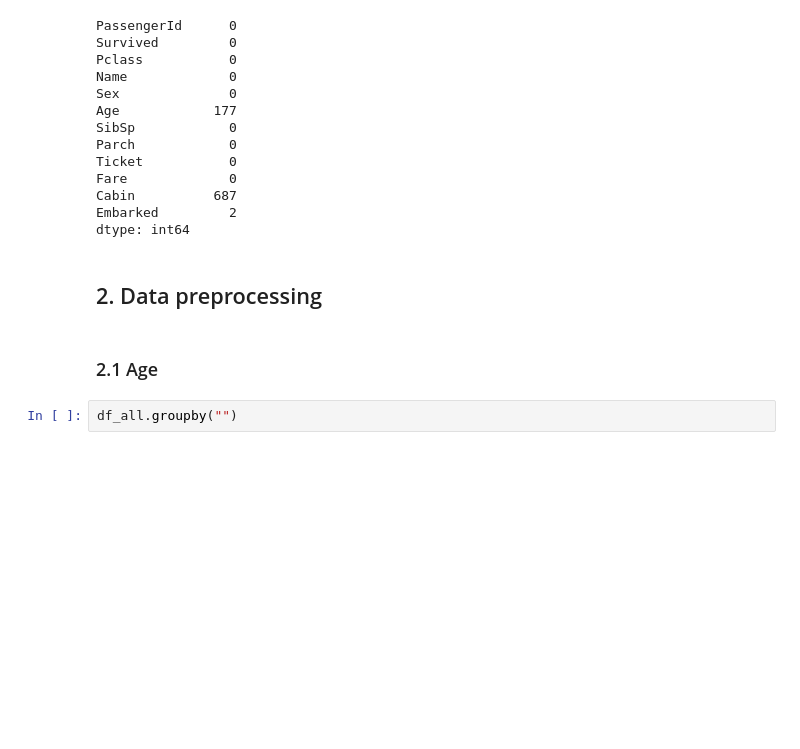
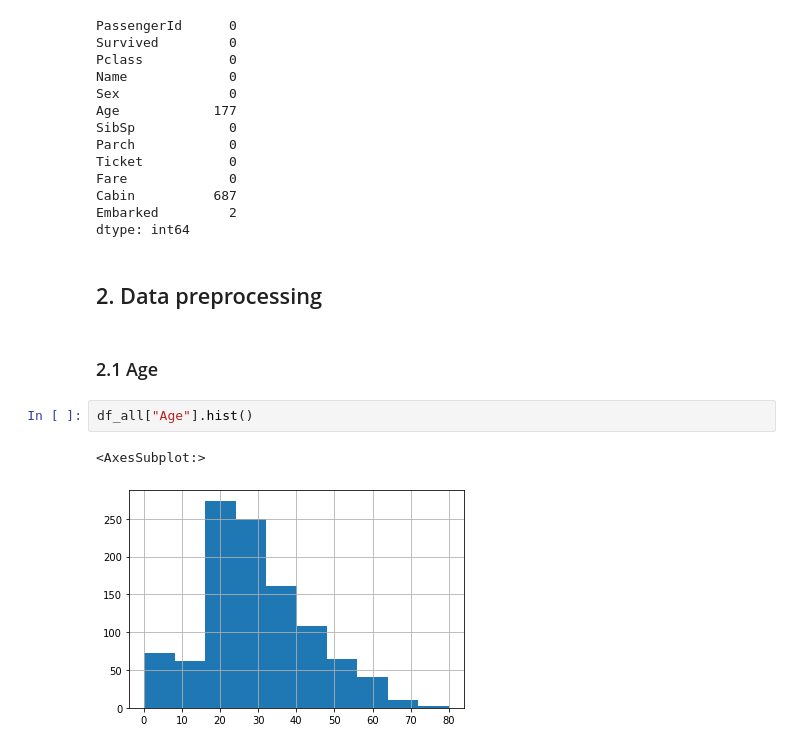
Before and after one commit to RomanRes/titanic, a Jupyter notebook: titanic.ipynb, the cells around one changed output. Cells and saved outputs as stored; diff of their text form; blank space fills up the shorter version.

```diff
--- a/titanic.ipynb
+++ b/titanic.ipynb
@@ -57,9 +47,12 @@ Fare             0
 Cabin          687
 Embarked         2
 dtype: int64
-# %% [markdown]
-## 2. Data preprocessing
-# %% [markdown]
-### 2.1 Age
-# %%
-df_all.groupby("")
+# %% [markdown]
+## 2. Data preprocessing
+# %% [markdown]
+### 2.1 Age
+# %%
+df_all["Age"].hist()
+# %% [output]
+<AxesSubplot:>
+[figure, added]
```
Also changed, not shown: parts of 32 cells of this notebook, 3 other files.
